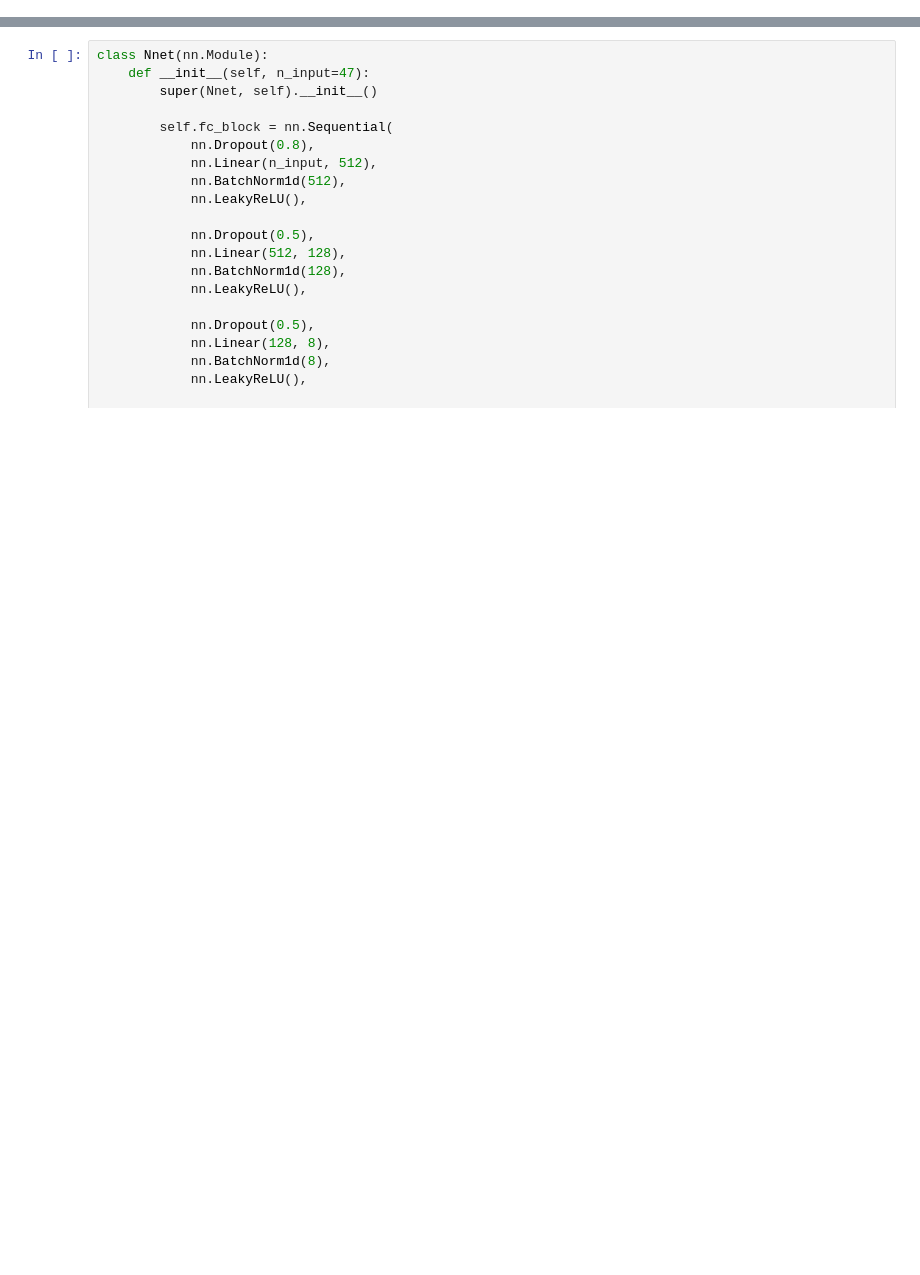
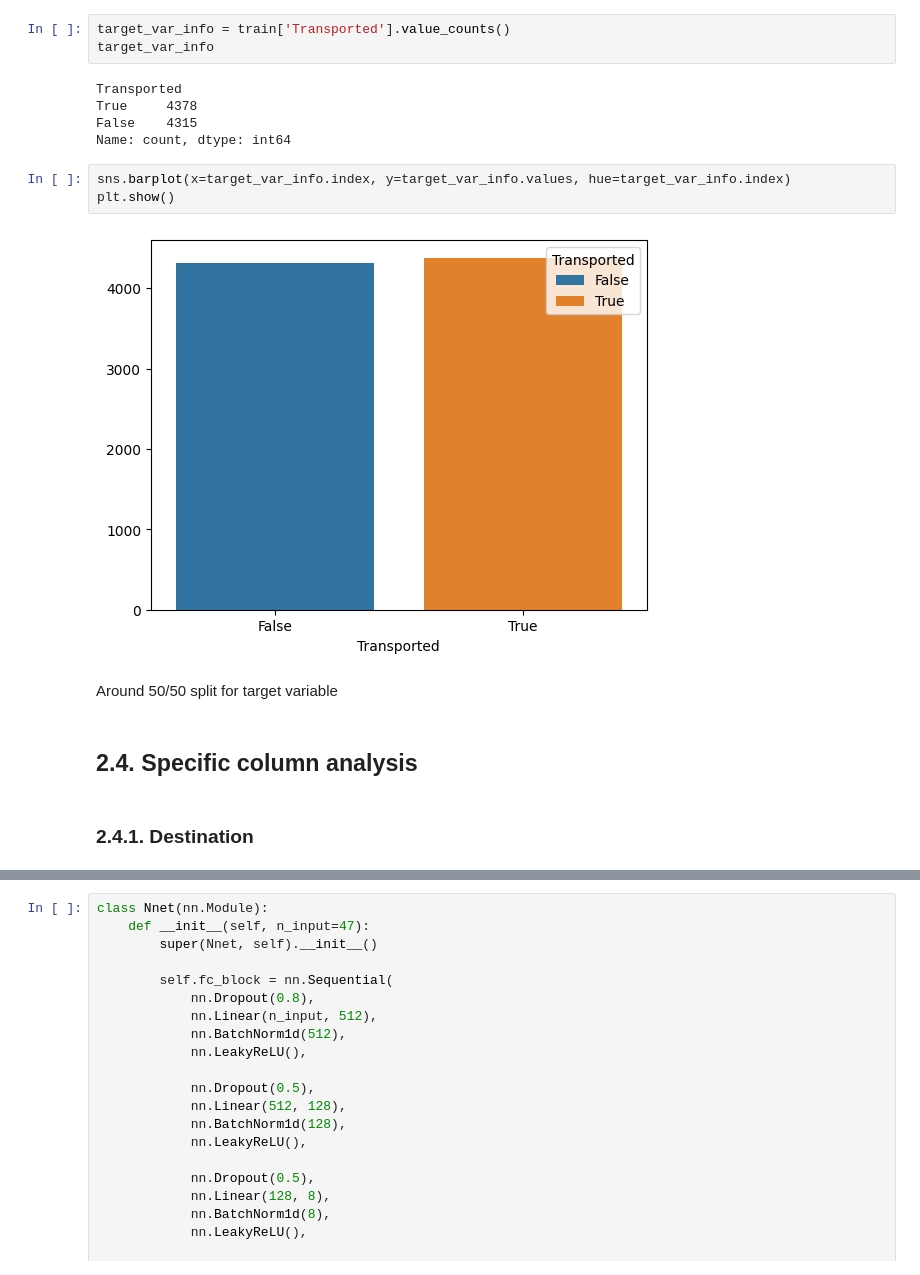
Before and after one commit to Looczky/Space_project, a Jupyter notebook: main.ipynb, the cells around one changed output, grey strips where cells are left out. Cells and saved outputs as stored; diff of their text form; blank space fills up the shorter version.

```diff
--- a/main.ipynb
+++ b/main.ipynb
@@ -12,0 +80,19 @@ MODEL
+# %%
+target_var_info = train['Transported'].value_counts()
+target_var_info
+# %% [output]
+Transported
+True     4378
+False    4315
+Name: count, dtype: int64
+# %%
+sns.barplot(x=target_var_info.index, y=target_var_info.values, hue=target_var_info.index)
+plt.show()
+# %% [output]
+[figure, added]
+# %% [markdown]
+Around 50/50 split for target variable
+# %% [markdown]
+## 2.4. Specific column analysis
+# %% [markdown]
+### 2.4.1. Destination
```
Also changed, not shown: parts of 25 cells of this notebook.
